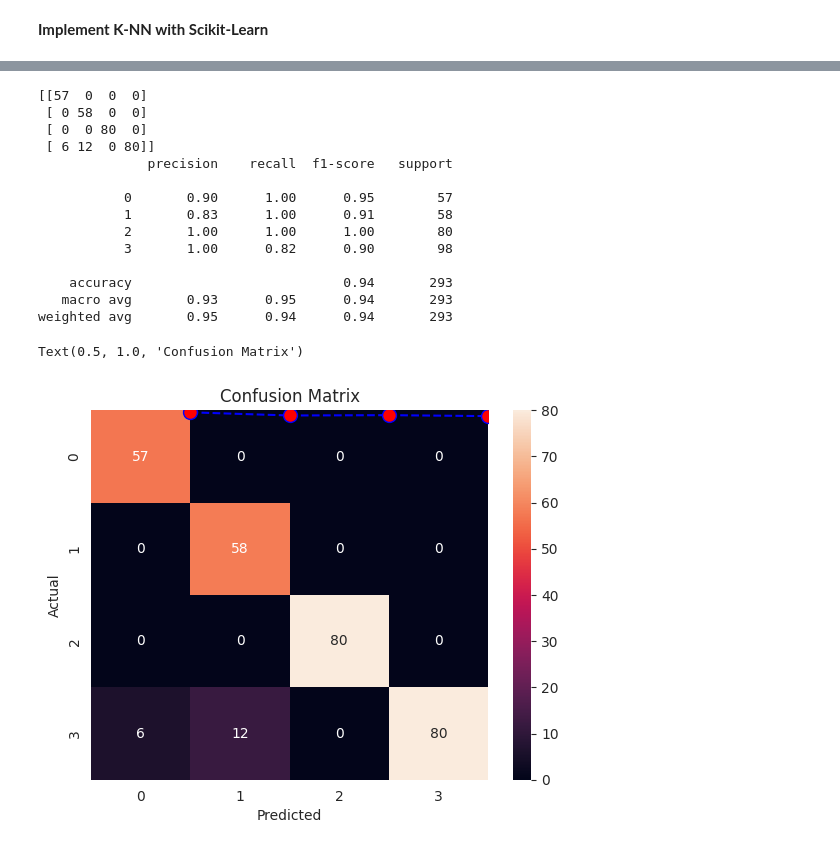
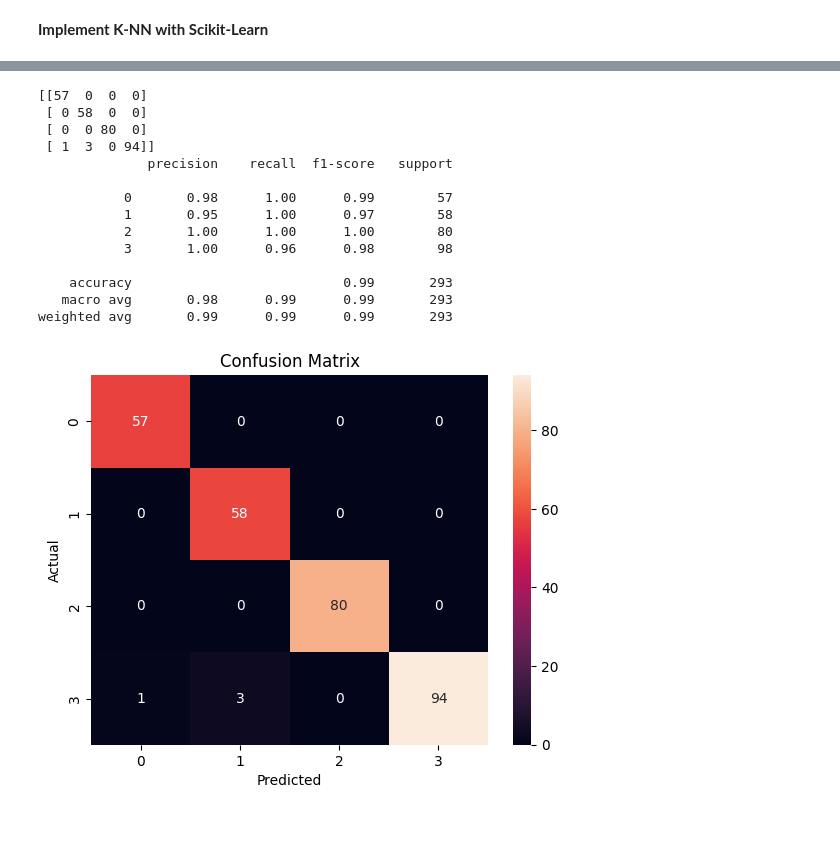
Before and after one commit to andysontran/health-factors-ml-pred, a Jupyter notebook: 2_CHL5230_F23.ipynb, the cells around one changed output, grey strips where cells are left out. Cells and saved outputs as stored; diff of their text form; code cells hidden in the pictures.

Commit message:
Feature selection with K-NN (K = 1, metric = 'manhattan')

```diff
--- a/2_CHL5230_F23.ipynb
+++ b/2_CHL5230_F23.ipynb
@@ -133,44 +191,43 @@ X_train = scaler.fit_transform(X_train)
 X_test = scaler.transform(X_test)
 
 # Initialize K-NN classifier and fit the model
-knn = KNeighborsClassifier(n_neighbors = 4, metric = 'manhattan')   # Set K = 4
+knn = KNeighborsClassifier(n_neighbors = 1, metric = 'manhattan')   # Set K = 4
 knn.fit(X_train, y_train)
 
 # Predict using test data
 y_pred = knn.predict(X_test)
 
 # Evaluate the model
 print(confusion_matrix(y_test, y_pred))
 print(classification_report(y_test, y_pred))
 
 # Visualize K-NN results using confusion matrix heatmap
 import seaborn as sns
 import matplotlib.pyplot as plt
 
 # Get unique classes
 classes = df['Severity'].unique()
 
 # Plotting the confusion matrix
 sns.heatmap(confusion_matrix(y_test, y_pred, labels = classes), annot = True,
             fmt = 'g', xticklabels = classes, yticklabels = classes)
 plt.xlabel('Predicted')
 plt.ylabel('Actual')
 plt.title('Confusion Matrix')
 plt.show()
 # %% [output]
 [[57  0  0  0]
  [ 0 58  0  0]
  [ 0  0 80  0]
- [ 6 12  0 80]]
+ [ 1  3  0 94]]
               precision    recall  f1-score   support
 
-           0       0.90      1.00      0.95        57
-           1       0.83      1.00      0.91        58
+           0       0.98      1.00      0.99        57
+           1       0.95      1.00      0.97        58
            2       1.00      1.00      1.00        80
-           3       1.00      0.82      0.90        98
+           3       1.00      0.96      0.98        98
 
-    accuracy                           0.94       293
-   macro avg       0.93      0.95      0.94       293
-weighted avg       0.95      0.94      0.94       293
+    accuracy                           0.99       293
+   macro avg       0.98      0.99      0.99       293
+weighted avg       0.99      0.99      0.99       293
-Text(0.5, 1.0, 'Confusion Matrix')
-[figure, old version]
+[figure, new version]
```
Also changed, not shown: parts of 9 cells of this notebook.
